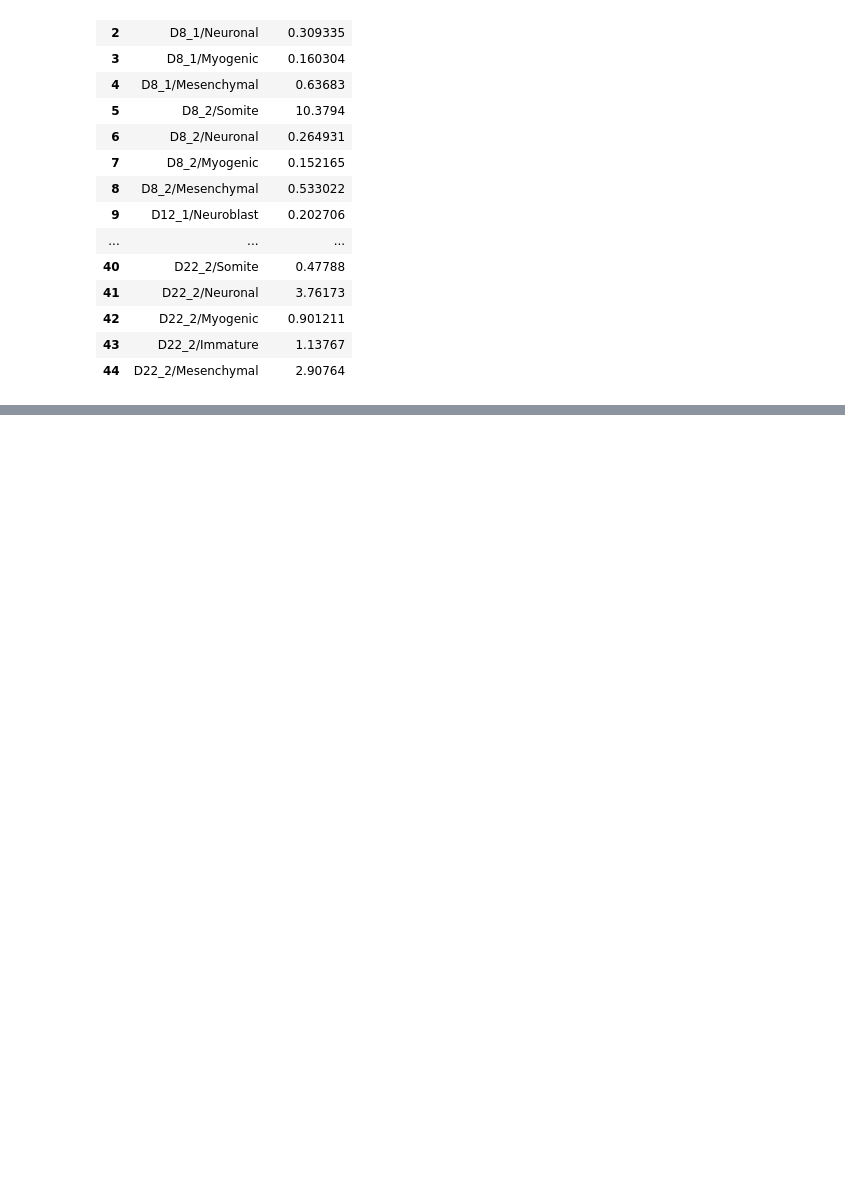
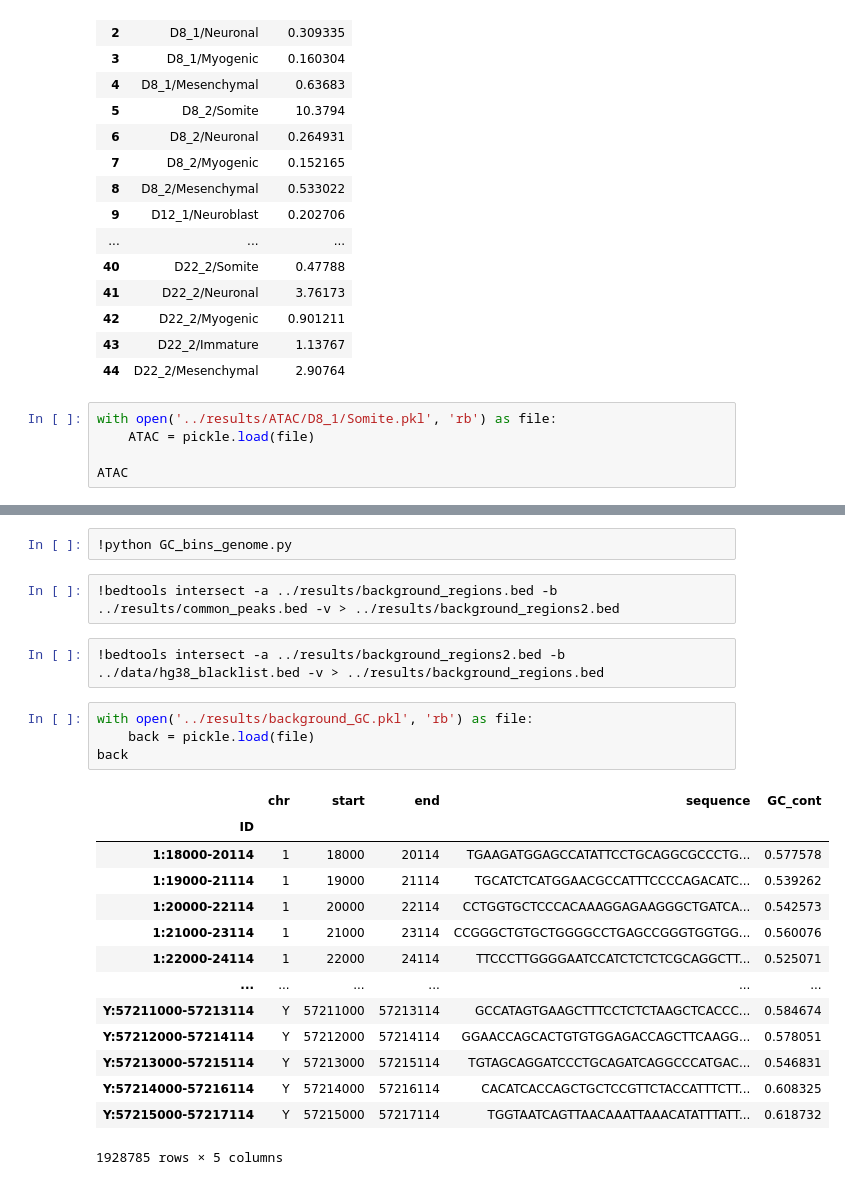
Before and after one commit to alexiaDorm/master-thesis, a Jupyter notebook: src/test.ipynb, the cells around one changed output, grey strips where cells are left out. Cells and saved outputs as stored; diff of their text form; blank space fills up the shorter version.

Commit message:
Add background scripts

```diff
--- a/src/test.ipynb
+++ b/src/test.ipynb
@@ -110,3 +110,8 @@ coverage
 | 42 | D22_2/Myogenic | 0.901211 |
 | 43 | D22_2/Immature | 1.13767 |
 | 44 | D22_2/Mesenchymal | 2.90764 |
+# %%
+with open('../results/ATAC/D8_1/Somite.pkl', 'rb') as file:
+    ATAC = pickle.load(file)
+
+ATAC
@@ -112,0 +147,25 @@ coverage
+# %%
+!python GC_bins_genome.py
+# %%
+!bedtools intersect -a ../results/background_regions.bed -b ../results/common_peaks.bed -v > ../results/background_regions2.bed
+# %%
+!bedtools intersect -a ../results/background_regions2.bed -b ../data/hg38_blacklist.bed -v > ../results/background_regions.bed
+# %%
+with open('../results/background_GC.pkl', 'rb') as file:
+    back = pickle.load(file)
+back
+# %% [output]
+|  | chr | start | end | sequence | GC_cont |
+| ID |  |  |  |  |  |
+| 1:18000-20114 | 1 | 18000 | 20114 | TGAAGATGGAGCCATATTCCTGCAGGCGCCCTG... | 0.577578 |
+| 1:19000-21114 | 1 | 19000 | 21114 | TGCATCTCATGGAACGCCATTTCCCCAGACATC... | 0.539262 |
+| 1:20000-22114 | 1 | 20000 | 22114 | CCTGGTGCTCCCACAAAGGAGAAGGGCTGATCA... | 0.542573 |
+| 1:21000-23114 | 1 | 21000 | 23114 | CCGGGCTGTGCTGGGGCCTGAGCCGGGTGGTGG... | 0.560076 |
+| 1:22000-24114 | 1 | 22000 | 24114 | TTCCCTTGGGGAATCCATCTCTCTCGCAGGCTT... | 0.525071 |
+| ... | ... | ... | ... | ... | ... |
+| Y:57211000-57213114 | Y | 57211000 | 57213114 | GCCATAGTGAAGCTTTCCTCTCTAAGCTCACCC... | 0.584674 |
+| Y:57212000-57214114 | Y | 57212000 | 57214114 | GGAACCAGCACTGTGTGGAGACCAGCTTCAAGG... | 0.578051 |
+| Y:57213000-57215114 | Y | 57213000 | 57215114 | TGTAGCAGGATCCCTGCAGATCAGGCCCATGAC... | 0.546831 |
+| Y:57214000-57216114 | Y | 57214000 | 57216114 | CACATCACCAGCTGCTCCGTTCTACCATTTCTT... | 0.608325 |
+| Y:57215000-57217114 | Y | 57215000 | 57217114 | TGGTAATCAGTTAACAAATTAAACATATTTATT... | 0.618732 |
+1928785 rows × 5 columns
```
Also changed, not shown: parts of 5 cells of this notebook, 4 other files.
